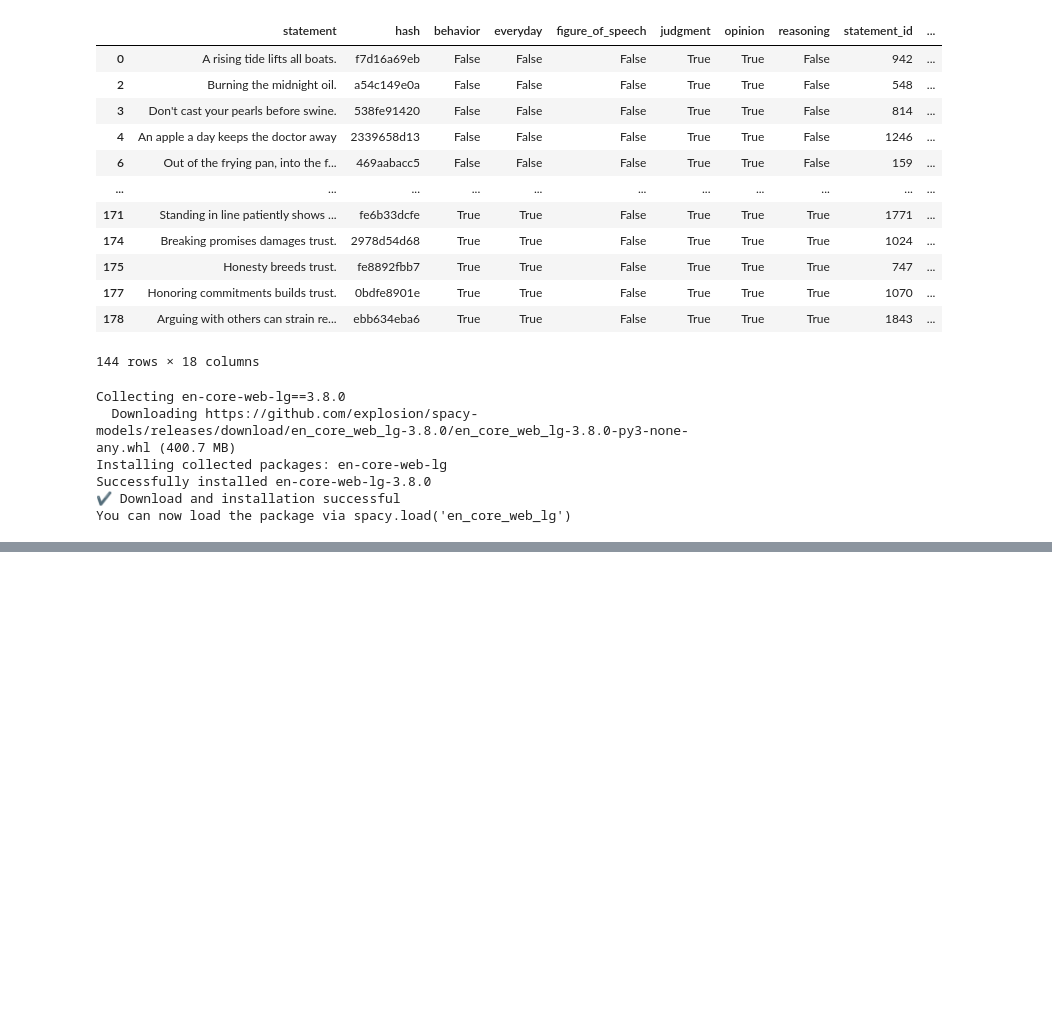
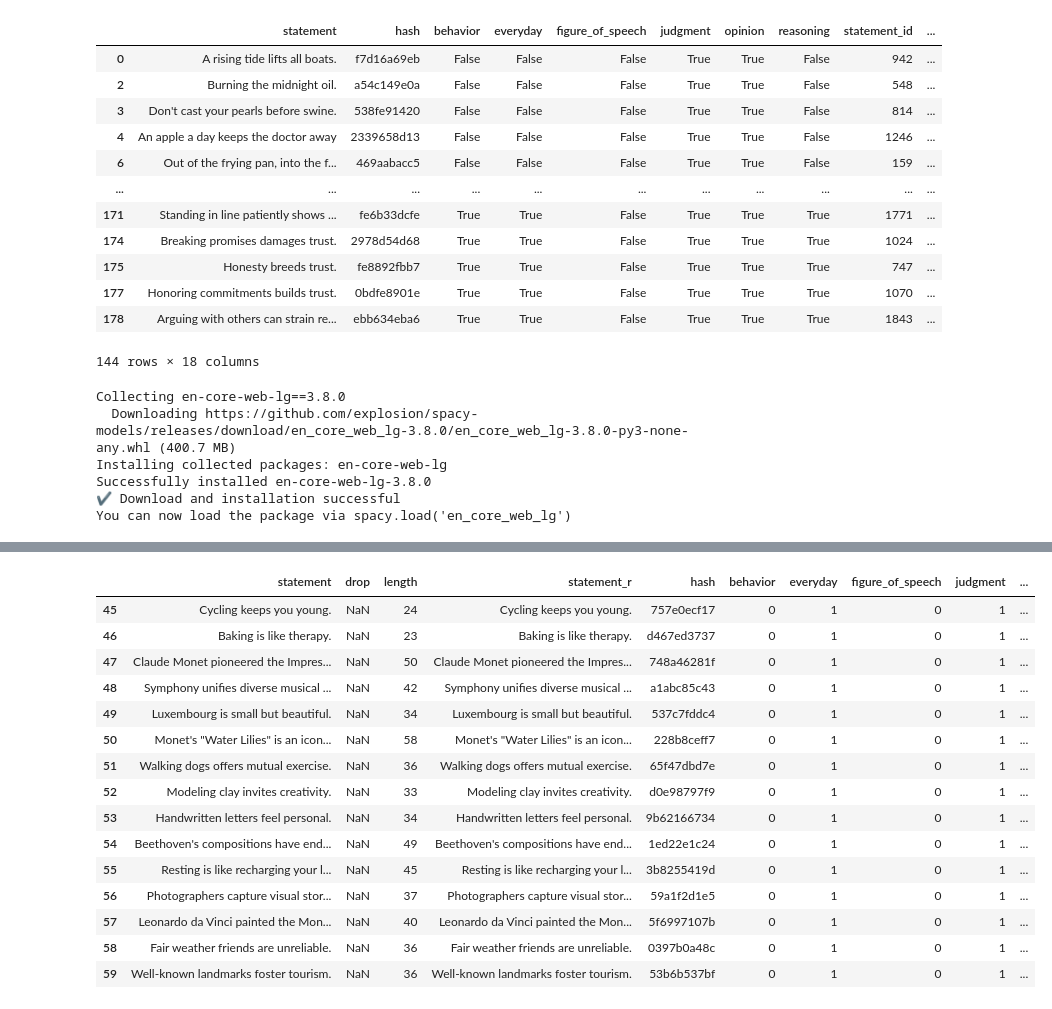
Before and after one commit to Watts-Lab/commonsense-statements, a Jupyter notebook: statement-generation.ipynb, the cells around one changed output, grey strips where cells are left out. Saved outputs shown, nothing was run; the diff lists cells and outputs as text; code cells hidden in the pictures; blank space fills up the shorter version.

Commit message:
Added 2k statements

```diff
--- a/statement-generation.ipynb
+++ b/statement-generation.ipynb
@@ -1090,0 +999,3 @@ reasoning = False
+# %%
+simi_indexes = np.argwhere(similarity_matrix > 0.9)
+simi_indexes
@@ -1090,0 +1010,13 @@ reasoning = False
+# %%
+drop_indexes = []
+
+for idx in simi_indexes:
+    print(thousand_statements.iloc[idx[0]].statement, thousand_statements.iloc[idx[1]].statement)
+    if len(thousand_statements.iloc[idx[0]].statement) > len(thousand_statements.iloc[idx[1]].statement):
+        drop_indexes.append(idx[0])
+    else:
+        drop_indexes.append(idx[1])
+
+
+all_ids = set(drop_indexes)
+thousand_statements.drop(all_ids, inplace=True)
@@ -1090,0 +1047,3 @@ reasoning = False
+# %%
+df = pd.read_csv("raw_statements/2k_statements.csv")
+ratings_df = pd.read_csv("features/ratings.csv")
@@ -1090,0 +1236,11 @@ reasoning = False
+# %%
+# awareness: (r) => 1 - op.abs(r.others_agree - r.I_agree),
+rated_statements_df['awareness'] = 1 - abs(rated_statements_df['others_agree_probability'] - rated_statements_df['i_agree_probability'])
+
+# consensus: (r) => (0.25 - r.I_agree * (1 - r.I_agree)) * 4
+rated_statements_df['consensus'] = (0.25 - rated_statements_df['i_agree_probability'] * (1 - rated_statements_df['i_agree_probability'])) * 4
+
+# Commonsensicality: (r) => op.sqrt(r.awareness * r.consensus)
+rated_statements_df['commonsensicality'] = np.sqrt(rated_statements_df['awareness'] * rated_statements_df['consensus'])
+
+rated_statements_df
@@ -1090,0 +1509,29 @@ reasoning = False
+# %%
+# 0,1,0,1,1,0
+condition = (
+    (filtered_df["behavior"] == 0)
+    & (filtered_df["everyday"] == 1)
+    & (filtered_df["figure_of_speech"] == 0)
+    & (filtered_df["judgment"] == 1)
+    & (filtered_df["opinion"] == 1)
+    & (filtered_df["reasoning"] == 0)
+)
+
+filtered_df[condition]
+# %% [output]
+|  | statement | drop | length | statement_r | hash | behavior | everyday | figure_of_speech | judgment | ... |
+| 45 | Cycling keeps you young. | NaN | 24 | Cycling keeps you young. | 757e0ecf17 | 0 | 1 | 0 | 1 | ... |
+| 46 | Baking is like therapy. | NaN | 23 | Baking is like therapy. | d467ed3737 | 0 | 1 | 0 | 1 | ... |
+| 47 | Claude Monet pioneered the Impres... | NaN | 50 | Claude Monet pioneered the Impres... | 748a46281f | 0 | 1 | 0 | 1 | ... |
+| 48 | Symphony unifies diverse musical ... | NaN | 42 | Symphony unifies diverse musical ... | a1abc85c43 | 0 | 1 | 0 | 1 | ... |
+| 49 | Luxembourg is small but beautiful. | NaN | 34 | Luxembourg is small but beautiful. | 537c7fddc4 | 0 | 1 | 0 | 1 | ... |
+| 50 | Monet's "Water Lilies" is an icon... | NaN | 58 | Monet's "Water Lilies" is an icon... | 228b8ceff7 | 0 | 1 | 0 | 1 | ... |
+| 51 | Walking dogs offers mutual exercise. | NaN | 36 | Walking dogs offers mutual exercise. | 65f47dbd7e | 0 | 1 | 0 | 1 | ... |
+| 52 | Modeling clay invites creativity. | NaN | 33 | Modeling clay invites creativity. | d0e98797f9 | 0 | 1 | 0 | 1 | ... |
+| 53 | Handwritten letters feel personal. | NaN | 34 | Handwritten letters feel personal. | 9b62166734 | 0 | 1 | 0 | 1 | ... |
+| 54 | Beethoven's compositions have end... | NaN | 49 | Beethoven's compositions have end... | 1ed22e1c24 | 0 | 1 | 0 | 1 | ... |
+| 55 | Resting is like recharging your l... | NaN | 45 | Resting is like recharging your l... | 3b8255419d | 0 | 1 | 0 | 1 | ... |
+| 56 | Photographers capture visual stor... | NaN | 37 | Photographers capture visual stor... | 59a1f2d1e5 | 0 | 1 | 0 | 1 | ... |
+| 57 | Leonardo da Vinci painted the Mon... | NaN | 40 | Leonardo da Vinci painted the Mon... | 5f6997107b | 0 | 1 | 0 | 1 | ... |
+| 58 | Fair weather friends are unreliable. | NaN | 36 | Fair weather friends are unreliable. | 0397b0a48c | 0 | 1 | 0 | 1 | ... |
+| 59 | Well-known landmarks foster tourism. | NaN | 36 | Well-known landmarks foster tourism. | 53b6b537bf | 0 | 1 | 0 | 1 | ... |
```
Also changed, not shown: parts of 42 cells of this notebook, 30 other files.
